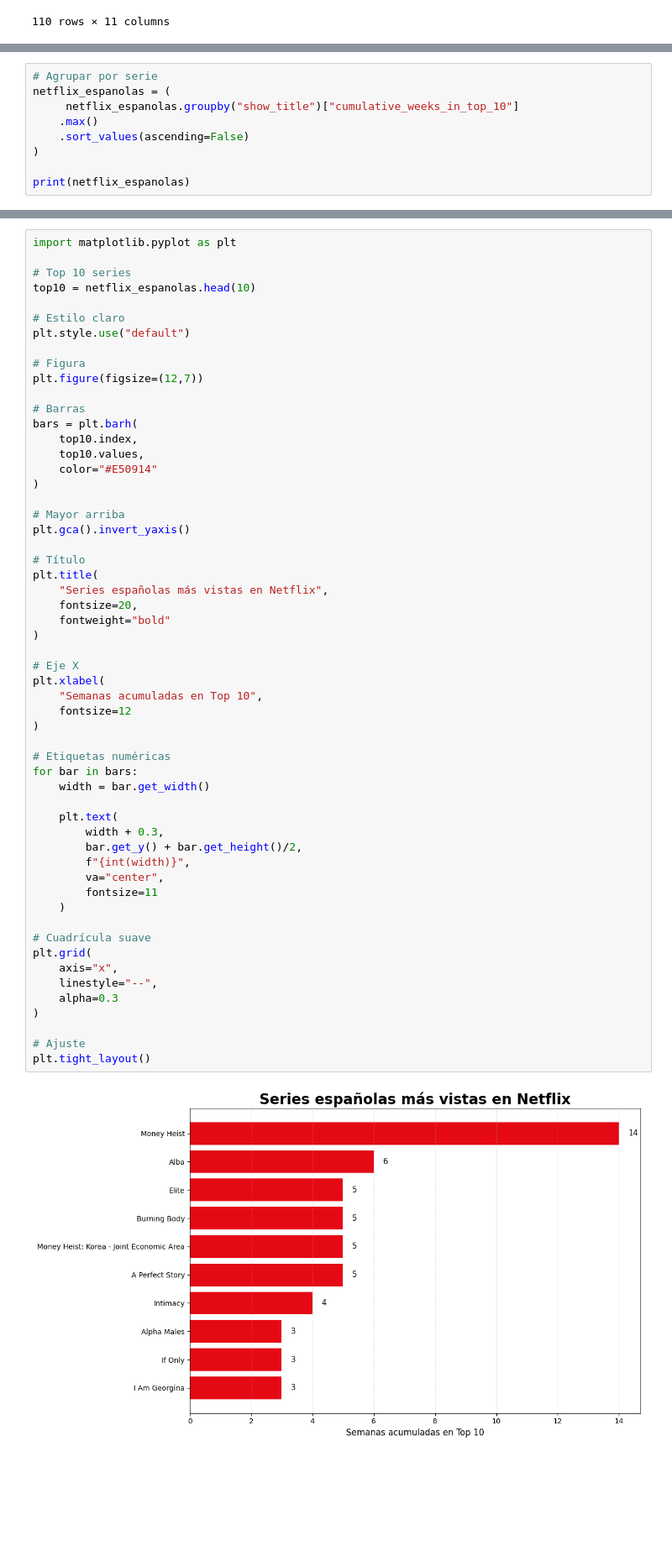
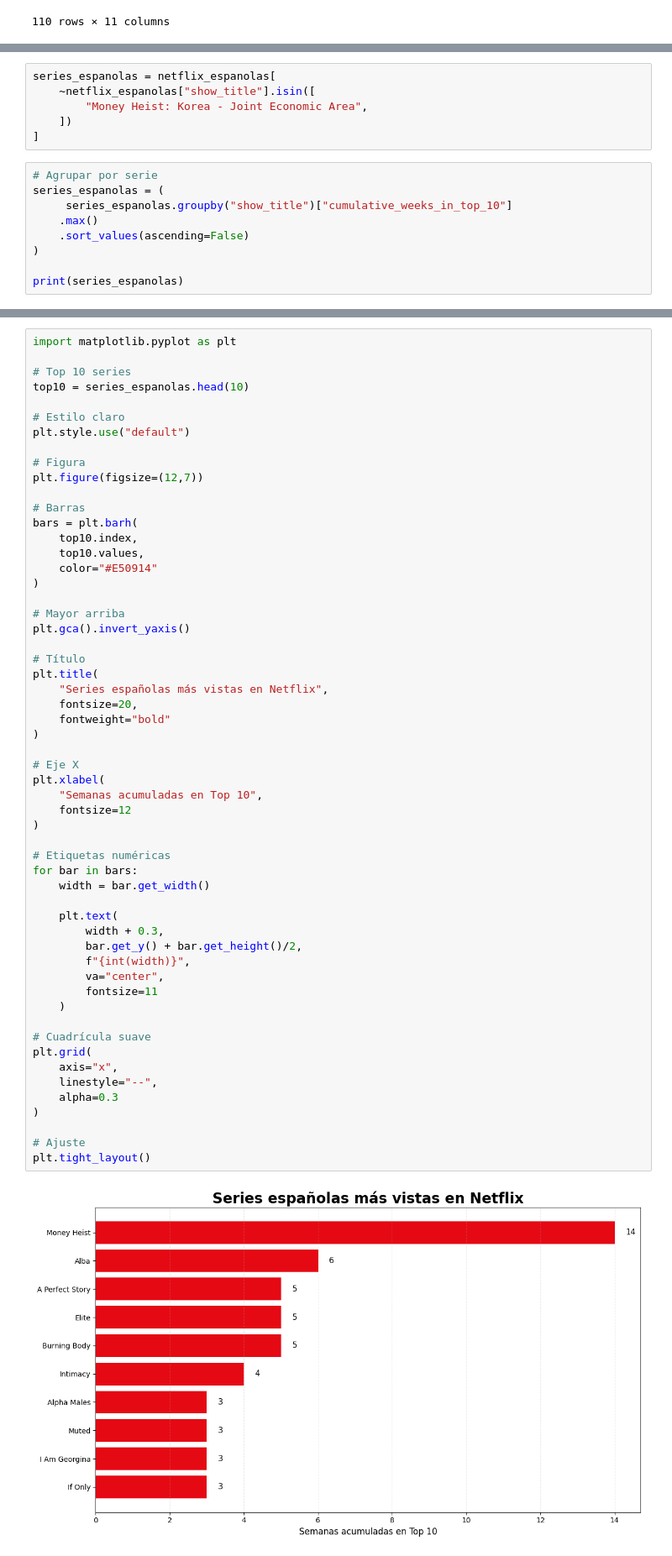
Before and after one commit to alejandro21rg/Eda_la_casa_de_papel, a Jupyter notebook: memoria.ipynb, the cells around one changed output, grey strips where cells are left out. Shown at 84% size. Cells and saved outputs as stored; diff of their text form; blank space fills up the shorter version.

```diff
--- a/memoria.ipynb
+++ b/memoria.ipynb
@@ -931,14 +931,20 @@ Data columns (total 11 columns):
  10  episode_launch_details      1 non-null      str
 dtypes: bool(1), float64(2), int64(3), str(5)
 memory usage: 8.8 KB
+# %%
+series_espanolas = netflix_espanolas[
+    ~netflix_espanolas["show_title"].isin([
+        "Money Heist: Korea - Joint Economic Area",
+    ])
+]
 # %%
 # Agrupar por serie
-netflix_espanolas = (
-     netflix_espanolas.groupby("show_title")["cumulative_weeks_in_top_10"]
+series_espanolas = (
+     series_espanolas.groupby("show_title")["cumulative_weeks_in_top_10"]
     .max()
     .sort_values(ascending=False)
 )
 
-print(netflix_espanolas)
+print(series_espanolas)
 # %% [output]
 show_title
@@ -962,7 +968,7 @@ Name: cumulative_weeks_in_top_10, dtype: int64
 import matplotlib.pyplot as plt
 
 # Top 10 series
-top10 = netflix_espanolas.head(10)
+top10 = series_espanolas.head(10)
 
 # Estilo claro
 plt.style.use("default")
@@ -988,34 +994,34 @@ plt.title(
 )
 
 # Eje X
 plt.xlabel(
     "Semanas acumuladas en Top 10",
     fontsize=12
 )
 
 # Etiquetas numéricas
 for bar in bars:
     width = bar.get_width()
 
     plt.text(
         width + 0.3,
         bar.get_y() + bar.get_height()/2,
         f"{int(width)}",
         va="center",
         fontsize=11
     )
 
 # Cuadrícula suave
 plt.grid(
     axis="x",
     linestyle="--",
     alpha=0.3
 )
 
 # Ajuste
 plt.tight_layout()
 # %% [output]
-[figure, old version]
+[figure, new version]
 # %% [markdown]
 Con los diagramas anteriores, se demuestra el dominio de La Casa de papel en diferentes paises respecto al resto de series españolas.
 
```
Also changed, not shown: parts of 1 cell of this notebook, 2 other files.
